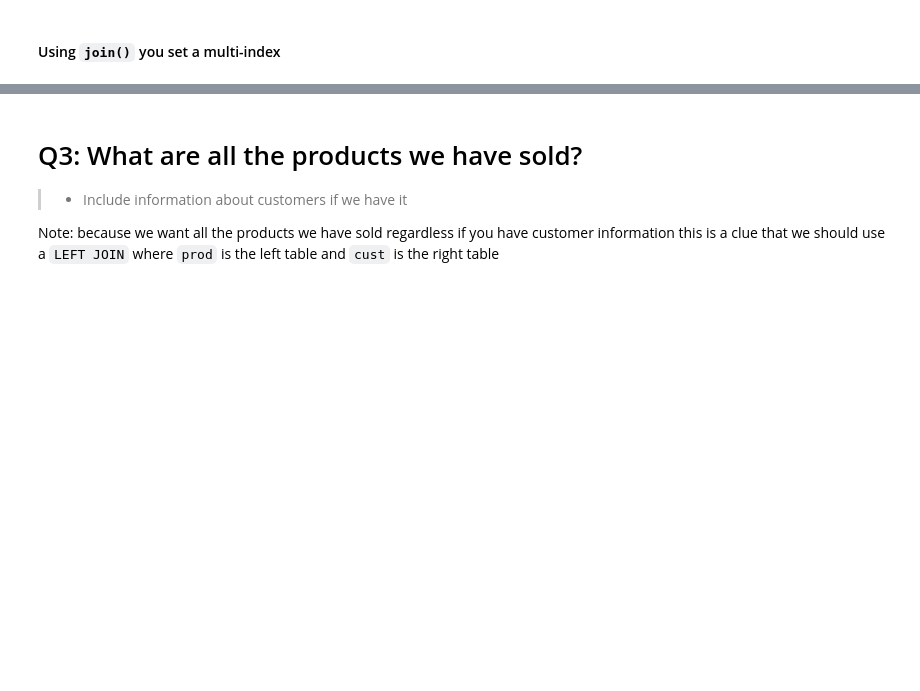
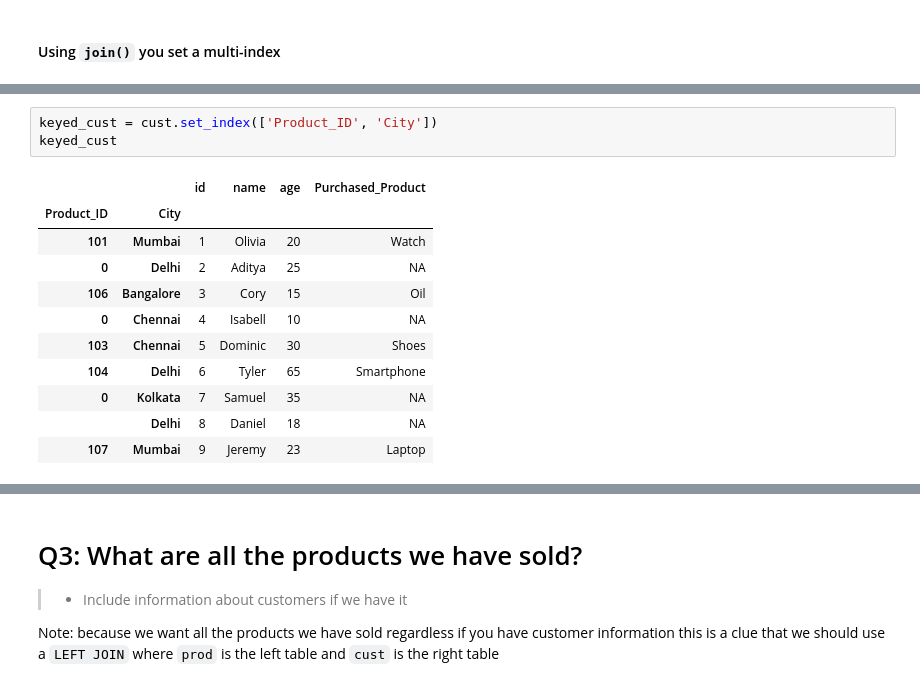
Before and after one commit to staylorx/cu-leeds-baim3220, a Jupyter notebook: Week 12/Week+12+Warm-Up+Type-Along+-+Joins+in+pandas_student.ipynb, the cells around one changed output, grey strips where cells are left out. Drawn from its saved outputs; the diff is of its cells as text; blank space fills up the shorter version.

```diff
--- a/Week 12/Week+12+Warm-Up+Type-Along+-+Joins+in+pandas_student.ipynb
+++ b/Week 12/Week+12+Warm-Up+Type-Along+-+Joins+in+pandas_student.ipynb
@@ -55,0 +130,15 @@ cust=pd.DataFrame({
+# %%
+keyed_cust = cust.set_index(['Product_ID', 'City'])
+keyed_cust
+# %% [output]
+|  |  | id | name | age | Purchased_Product |
+| Product_ID | City |  |  |  |  |
+| 101 | Mumbai | 1 | Olivia | 20 | Watch |
+| 0 | Delhi | 2 | Aditya | 25 | NA |
+| 106 | Bangalore | 3 | Cory | 15 | Oil |
+| 0 | Chennai | 4 | Isabell | 10 | NA |
+| 103 | Chennai | 5 | Dominic | 30 | Shoes |
+| 104 | Delhi | 6 | Tyler | 65 | Smartphone |
+| 0 | Kolkata | 7 | Samuel | 35 | NA |
+|  | Delhi | 8 | Daniel | 18 | NA |
+| 107 | Mumbai | 9 | Jeremy | 23 | Laptop |
```
Also changed, not shown: parts of 9 cells of this notebook, 4 other files.
